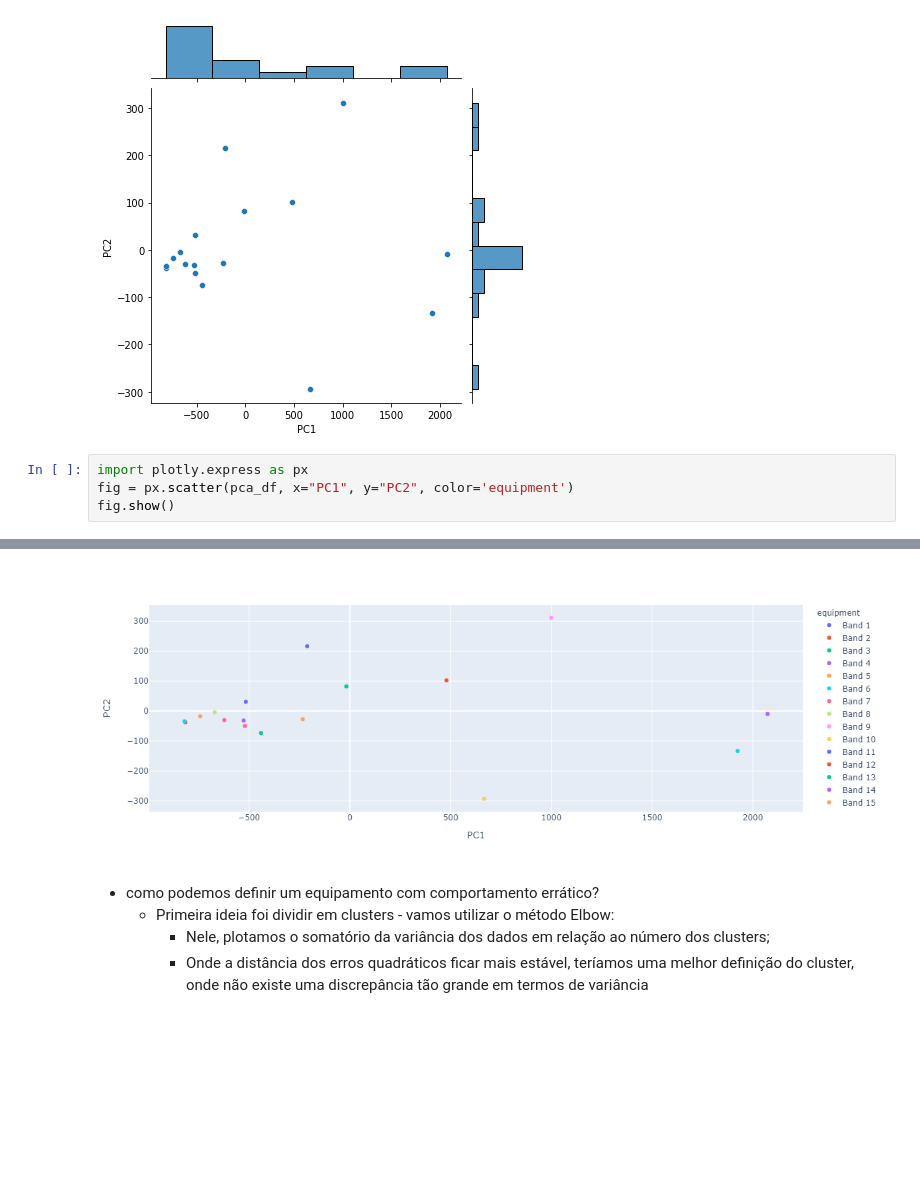
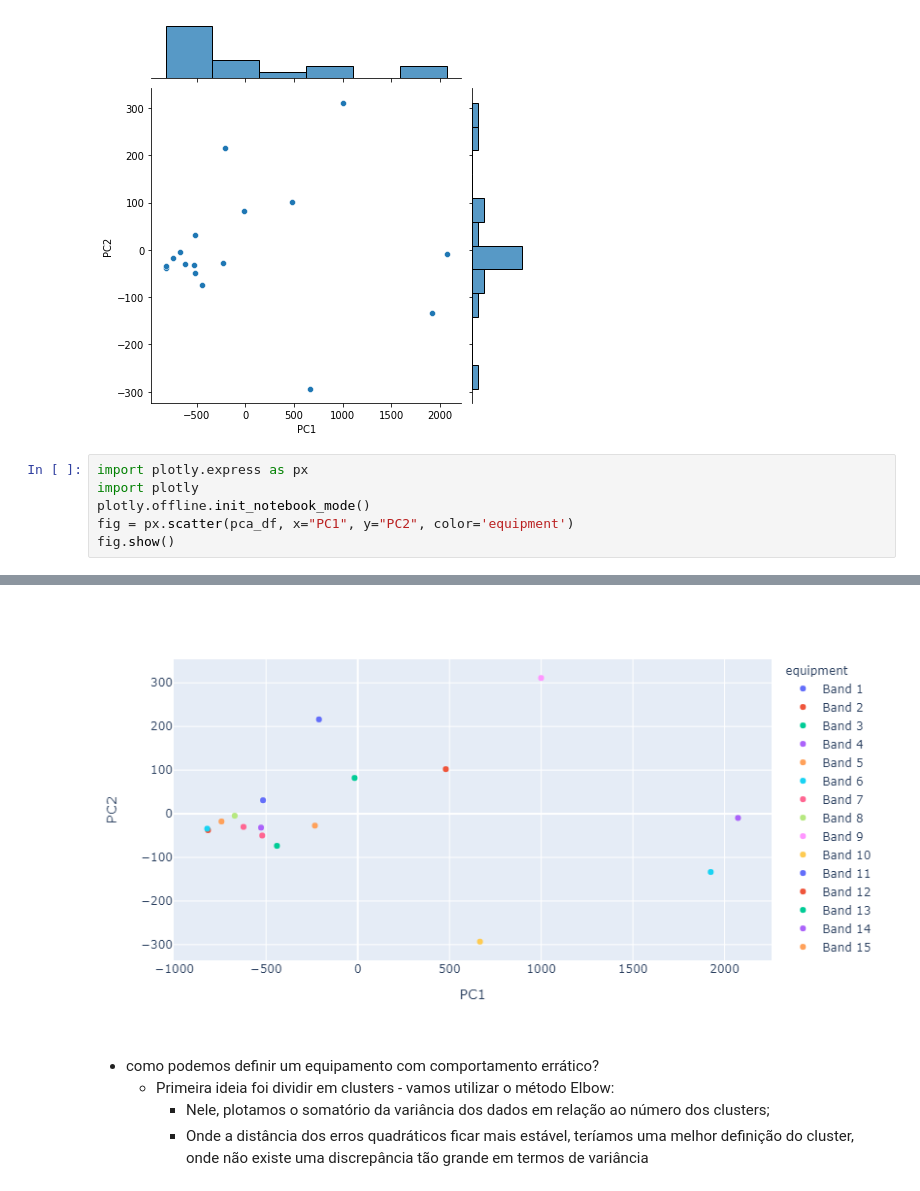
Before and after one commit to pehls/pca_analysis_eqpt, a Jupyter notebook: PCA_analysis.ipynb, the cells around one changed output, grey strips where cells are left out. Saved outputs shown, nothing was run; the diff lists cells and outputs as text; blank space fills up the shorter version.

```diff
--- a/PCA_analysis.ipynb
+++ b/PCA_analysis.ipynb
@@ -113,6 +113,8 @@ sns.jointplot(x=pca_df.PC1, y=pca_df.PC2, kind='scatter')
 [figure]
 # %%
 import plotly.express as px
+import plotly
+plotly.offline.init_notebook_mode()
 fig = px.scatter(pca_df, x="PC1", y="PC2", color='equipment')
 fig.show()
 # %% [output]
@@ -119,4 +122,4 @@ fig.show()
-[figure, old version]
+[figure, new version]
 # %% [markdown]
 * como podemos definir um equipamento com comportamento errático?
     * Primeira ideia foi dividir em clusters - vamos utilizar o método Elbow:
```
Also changed, not shown: parts of 1 cell of this notebook, 2 other files.
